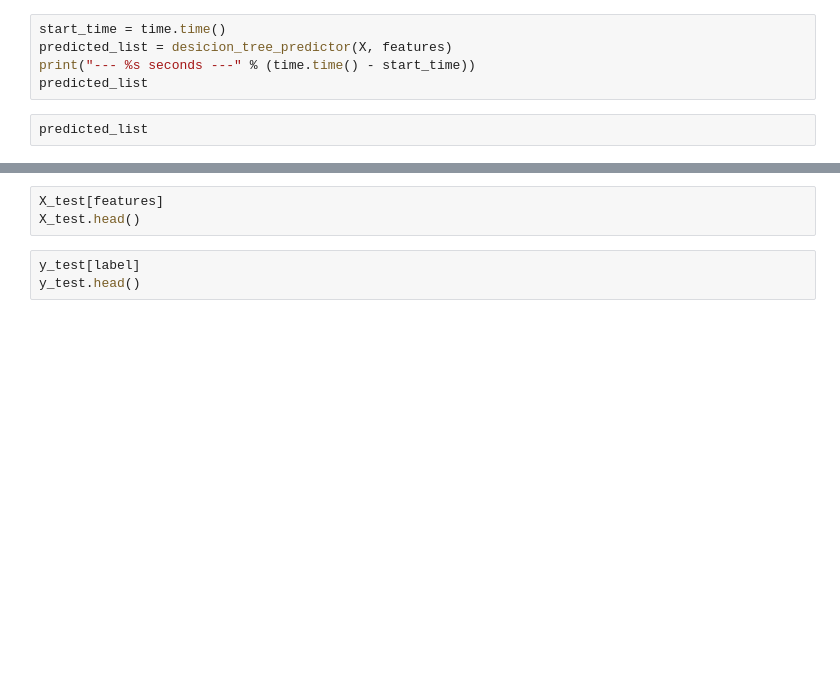
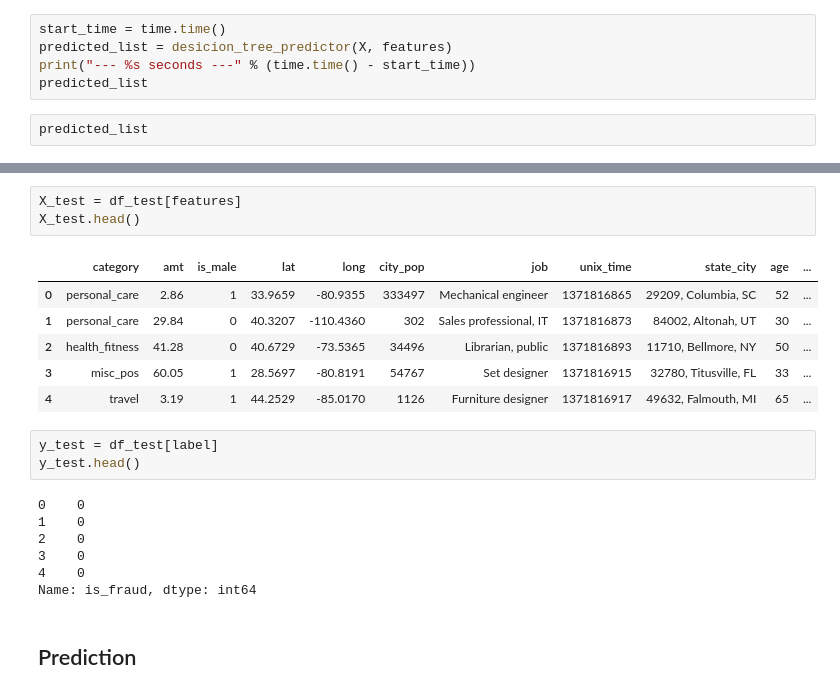
Before and after one commit to tintinap/Maching-Learning-Midterm-Exam, a Jupyter notebook: Decision_Tree.ipynb, the cells around one changed output, grey strips where cells are left out. Cells and saved outputs as stored; diff of their text form; blank space fills up the shorter version.

```diff
--- a/Decision_Tree.ipynb
+++ b/Decision_Tree.ipynb
@@ -341,7 +341,23 @@ df_test.head()
 # %%
-X_test[features]
+X_test = df_test[features]
 X_test.head()
+# %% [output]
+|  | category | amt | is_male | lat | long | city_pop | job | unix_time | state_city | age | ... |
+| 0 | personal_care | 2.86 | 1 | 33.9659 | -80.9355 | 333497 | Mechanical engineer | 1371816865 | 29209, Columbia, SC | 52 | ... |
+| 1 | personal_care | 29.84 | 0 | 40.3207 | -110.4360 | 302 | Sales professional, IT | 1371816873 | 84002, Altonah, UT | 30 | ... |
+| 2 | health_fitness | 41.28 | 0 | 40.6729 | -73.5365 | 34496 | Librarian, public | 1371816893 | 11710, Bellmore, NY | 50 | ... |
+| 3 | misc_pos | 60.05 | 1 | 28.5697 | -80.8191 | 54767 | Set designer | 1371816915 | 32780, Titusville, FL | 33 | ... |
+| 4 | travel | 3.19 | 1 | 44.2529 | -85.0170 | 1126 | Furniture designer | 1371816917 | 49632, Falmouth, MI | 65 | ... |
 # %%
-y_test[label]
+y_test = df_test[label]
 y_test.head()
+# %% [output]
+0    0
+1    0
+2    0
+3    0
+4    0
+Name: is_fraud, dtype: int64
+# %% [markdown]
+<h2> Prediction
 # %%
```
Also changed, not shown: parts of 15 cells of this notebook, 3 other files.
